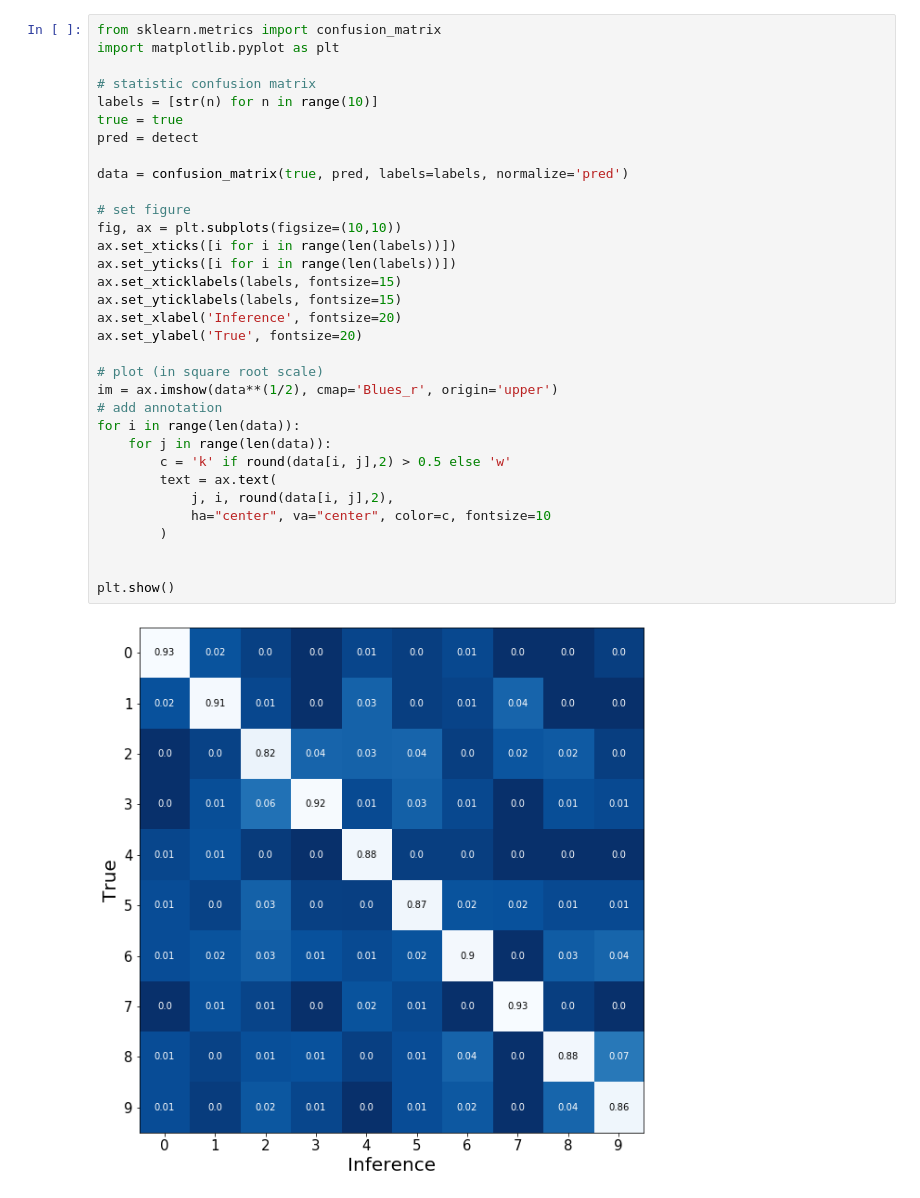
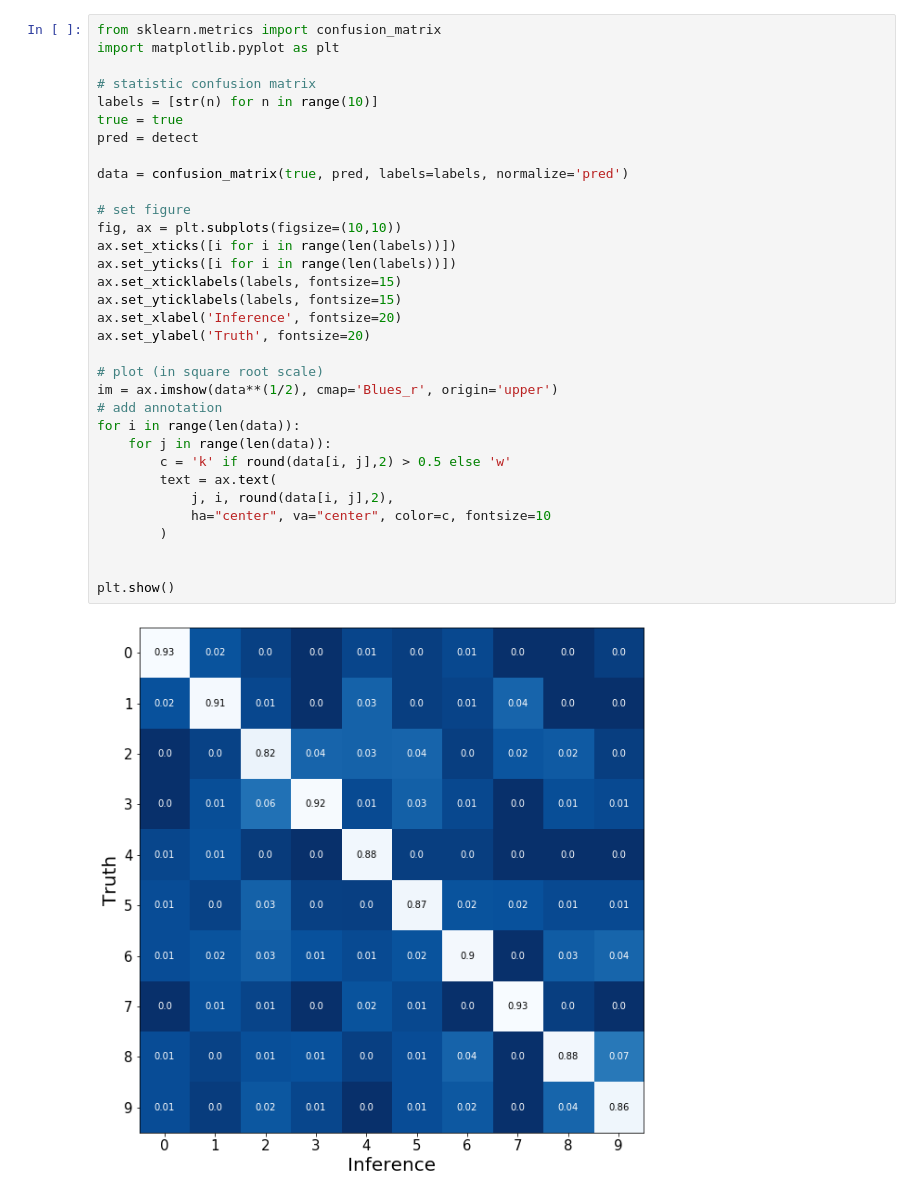
Before and after one commit to panghanwu/matplotlib_demo, a Jupyter notebook: my_template/003_confusion_matrix.ipynb, the cells around one changed output. Saved outputs shown, nothing was run; the diff lists cells and outputs as text.

```diff
--- a/my_template/003_confusion_matrix.ipynb
+++ b/my_template/003_confusion_matrix.ipynb
@@ -4,32 +4,32 @@ import matplotlib.pyplot as plt
 
 # statistic confusion matrix
 labels = [str(n) for n in range(10)]
 true = true
 pred = detect
 
 data = confusion_matrix(true, pred, labels=labels, normalize='pred')
 
 # set figure
 fig, ax = plt.subplots(figsize=(10,10))
 ax.set_xticks([i for i in range(len(labels))])
 ax.set_yticks([i for i in range(len(labels))])
 ax.set_xticklabels(labels, fontsize=15)
 ax.set_yticklabels(labels, fontsize=15)
 ax.set_xlabel('Inference', fontsize=20)
-ax.set_ylabel('True', fontsize=20)
+ax.set_ylabel('Truth', fontsize=20)
 
 # plot (in square root scale)
 im = ax.imshow(data**(1/2), cmap='Blues_r', origin='upper')
 # add annotation
 for i in range(len(data)):
     for j in range(len(data)):
         c = 'k' if round(data[i, j],2) > 0.5 else 'w'
         text = ax.text(
             j, i, round(data[i, j],2),
             ha="center", va="center", color=c, fontsize=10
         )
 
 
 plt.show()
 # %% [output]
-[figure, old version]
+[figure, new version]
```
